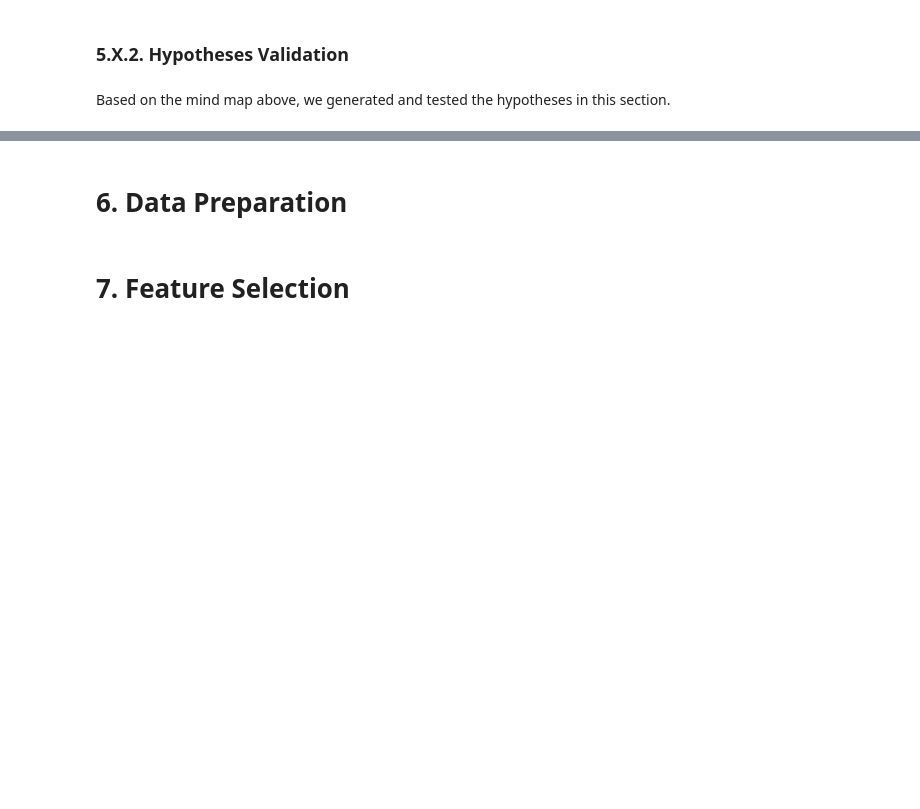
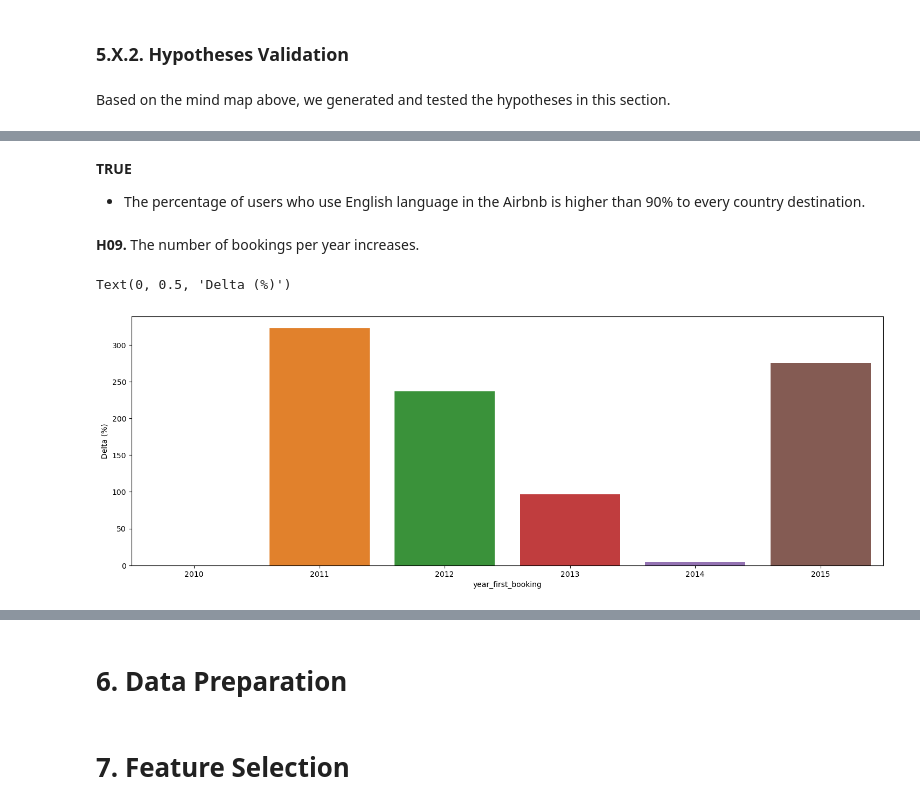
Before and after one commit to lucasquemelli/airbnb, a Jupyter notebook: airbnb.ipynb, the cells around one changed output, grey strips where cells are left out. Drawn from its saved outputs; the diff is of its cells as text; code cells hidden in the pictures; blank space fills up the shorter version.

```diff
--- a/airbnb.ipynb
+++ b/airbnb.ipynb
@@ -1533,0 +1522,19 @@ The main objective of this analysis is to evaluate the correlation between the v
+# %% [markdown]
+**TRUE**
+
+- The percentage of users who use English language in the Airbnb is higher than 90% to every country destination.
+# %% [markdown]
+**H09.** The number of bookings per year increases.
+# %%
+aux01 = df5[["id", "year_first_booking"]].groupby("year_first_booking").count().reset_index()
+
+aux01['delta'] = 100*aux01['id'].pct_change().fillna(0)
+
+aux01 = aux01.rename(columns={"id": "number_bookings"})
+
+plt.figure(figsize=(18,6))
+sns.barplot(x='year_first_booking', y='delta', data=aux01)
+plt.ylabel("Delta (%)")
+# %% [output]
+Text(0, 0.5, 'Delta (%)')
+[figure, added]
```
Also changed, not shown: parts of 94 cells of this notebook.
